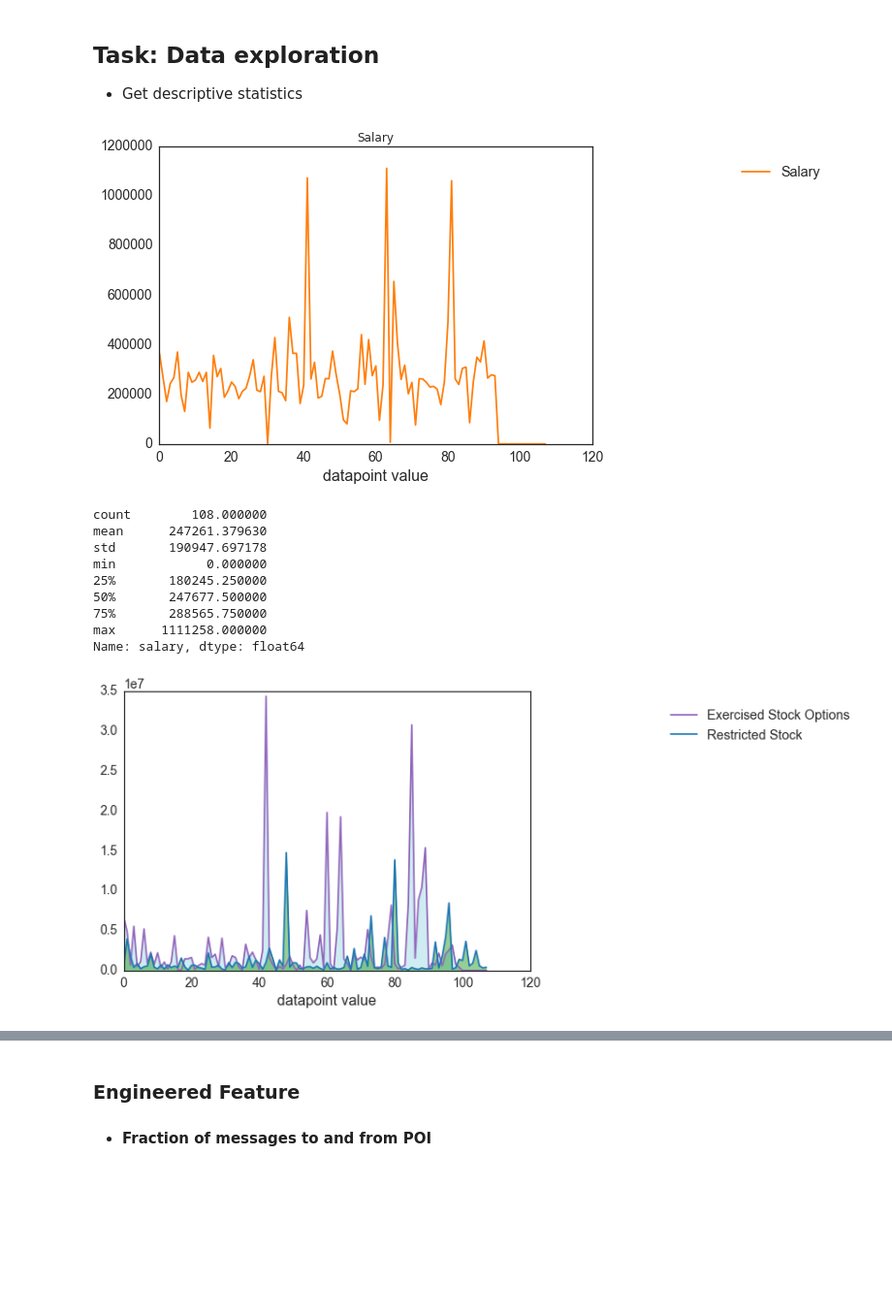
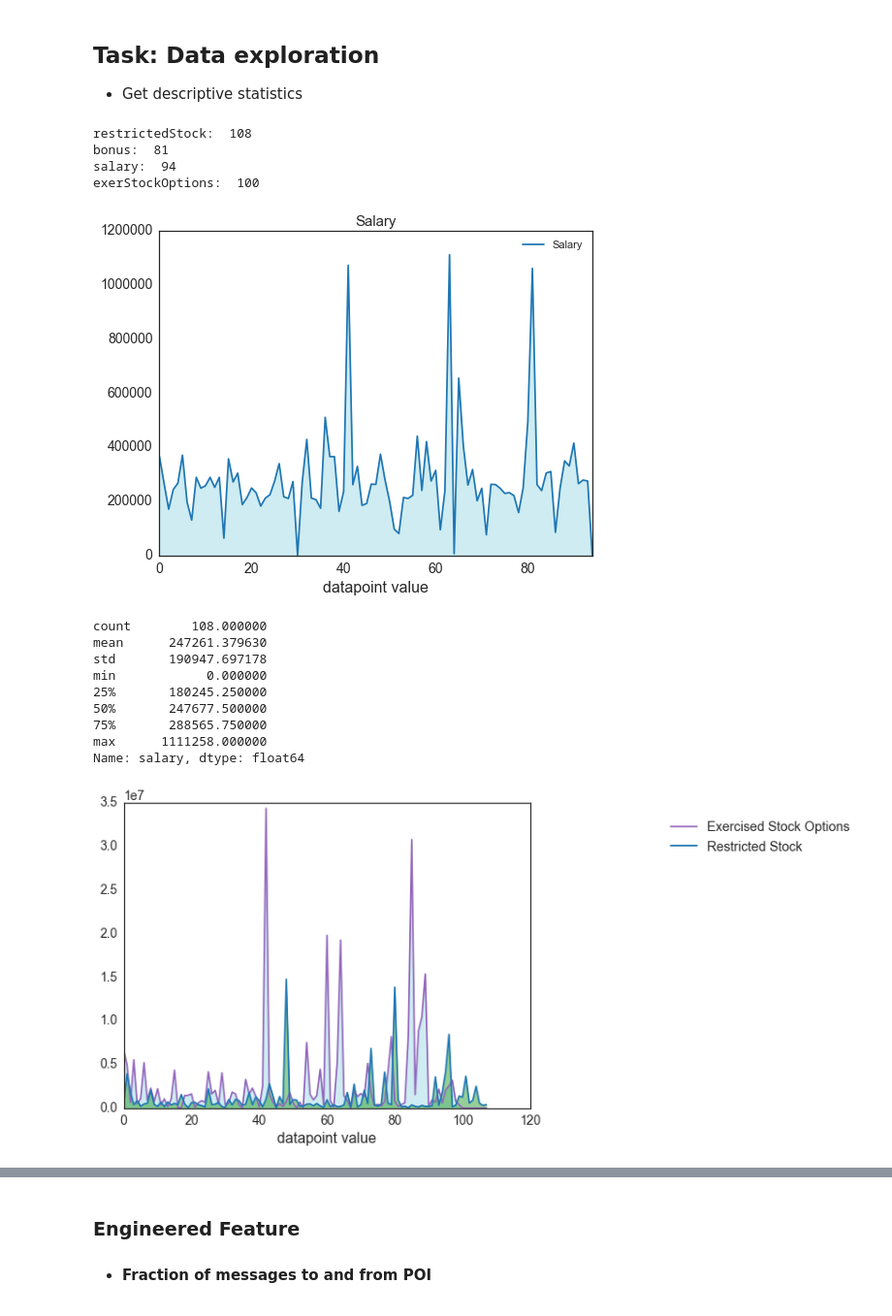
Before and after one commit to omoju/identifyFraudFromEnronEmail, a Jupyter notebook: IdentifyFraudFromEnronEmail.ipynb, the cells around one changed output, grey strips where cells are left out. Shown at 97% size. Cells and saved outputs as stored; diff of their text form; code cells hidden in the pictures; blank space fills up the shorter version.

```diff
--- a/IdentifyFraudFromEnronEmail.ipynb
+++ b/IdentifyFraudFromEnronEmail.ipynb
@@ -97,6 +72,7 @@ plt.rcParams["xtick.labelsize"] = 14.
 plt.rcParams["ytick.labelsize"] = 14.
 plt.rcParams["legend.fontsize"] = 11.
 plt.rcParams["axes.titlesize"] = 1.25 * plt.rcParams['font.size']
+plt.rcParams['figure.figsize'] = (8, 6)
 # %%
 data = compareTwoFeatures('salary', 'bonus', data_dict, "SALARY versus BONUS")
 print "Clean data for outliers"
@@ -166,42 +163,54 @@ restrictedStock = list(itertools.chain.from_iterable(restrictedStock))
 ## Pad feature list with zeros to ensure all columns have equal lenght
 ## Otherwise we won't be able to transfor the individual feature list into a dataframe
 
+print "restrictedStock: ", len(restrictedStock)
 size = len(restrictedStock) - len(bonus)
 temp = [0.0] * size
 
+
+print "bonus: ", len(bonus)
 bonus = bonus + temp
 
 size = len(restrictedStock) - len(salary)
 temp = [0.0] * size
 
+print "salary: ", len(salary)
 salary = salary + temp
 
 
 size = len(restrictedStock) - len(exerStockOptions)
 temp = [0.0] * size
 
+print "exerStockOptions: ", len(exerStockOptions)
 exerStockOptions = exerStockOptions + temp
+# %% [output]
+restrictedStock:  108
+bonus:  81
+salary:  94
+exerStockOptions:  100
 # %%
 import pandas as pd
 
 
 df = pd.DataFrame({'salary': salary, 'bonus': bonus, 'exercisedStockOptions': exerStockOptions,
                    'restrictedStock': restrictedStock})
 
 pltSalary = df['salary']
 
-ax = plt.plot(pltSalary, label='Salary', color=tableau20[2])
+ax = plt.plot(pltSalary, label='Salary', color=tableau20[0])
+fill_between(x, pltSalary, 0, alpha=0.5, color=tableau20[19])
 
 _= plt.xlabel('datapoint value')
 _= plt.title('Salary')
 
 #_= plt.legend(loc='upper center', shadow=True, fontsize='medium')
-_= plt.legend(bbox_to_anchor=(1.3, 1), loc=2, borderaxespad=1, fontsize='large')
+_= plt.legend()
+plt.xlim(0, 94)
 plt.show()
 
 df['salary'].describe()
 # %% [output]
-[figure, old version]
+[figure, new version]
 count        108.000000
 mean      247261.379630
 std       190947.697178
@@ -231,7 +240,7 @@ _= plt.title('')
 _= plt.legend(bbox_to_anchor=(1.3, 1), loc=2, borderaxespad=1, fontsize='large')
 plt.show()
 # %% [output]
-[figure, old version]
+[figure, new version]
 # %%
 x = range(0,len(df))
 
```
Also changed, not shown: parts of 19 cells of this notebook, 11 other files.
